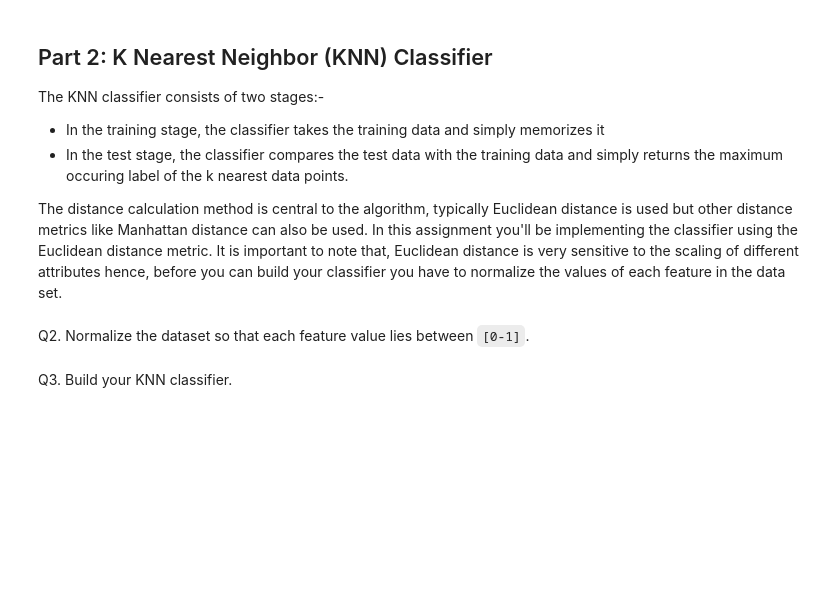
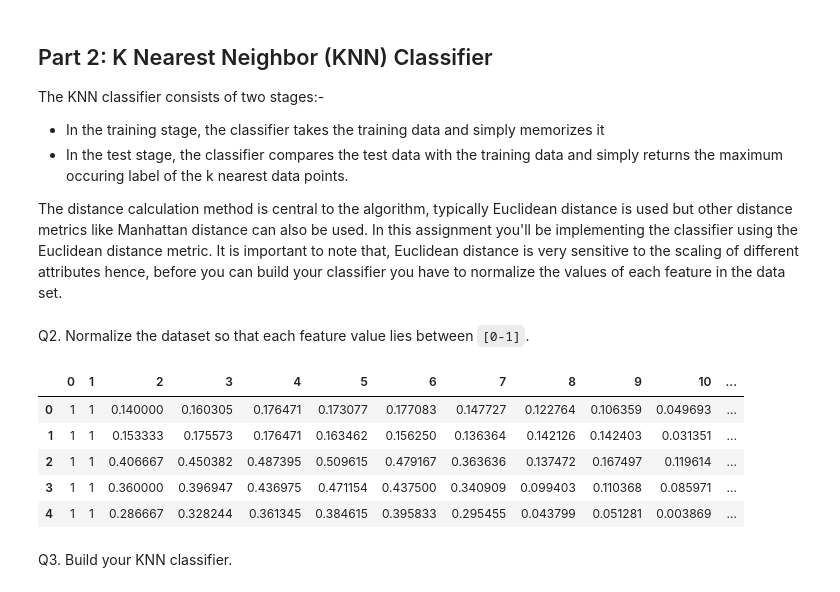
Before and after one commit to Stephen-AI/Data-Mining, a Jupyter notebook: 2-KNN_NB/2-KNN_NB/Assignment2.ipynb, the cells around one changed output. Cells and saved outputs as stored; diff of their text form; code cells hidden in the pictures; blank space fills up the shorter version.

```diff
--- a/2-KNN_NB/2-KNN_NB/Assignment2.ipynb
+++ b/2-KNN_NB/2-KNN_NB/Assignment2.ipynb
@@ -45,8 +49,8 @@ Q1. Implement a Naive Bayes classifier. Measure the accuracy of your classifier
 # %%
 # your code goes here
 
-binary_features = (0, 1, 18)
-from collections import OrderedDict
+binary_features = (0, 1, 18, 19)
+"""
 class Naive_Bayes_Classifier:
     def __init__(self, data):
         self.data = data
@@ -129,17 +133,8 @@ class Naive_Bayes_Classifier:
         prob_pos = self.calculate_prob(data_point, 1)
         prob_neg = self.calculate_prob(data_point, 0)
         return 1 if prob_pos > prob_neg else 0
-
-def calcAccuracy(bayes, data):
-    total = 0
-    num_correct = 0
-    for data_point in data:
-        if bayes.classify(data_point) == data_point.label:
-            num_correct += 1
-        total += 1
-
-    return num_correct / total
-
+"""
+"""
 d = pd.read_csv("messidor_features.txt", header=None)
 test_set_len = len(d) // 5
 accuracies = []
@@ -161,4 +156,5 @@ for i in range(5):
     print ('The accuracy on the test set ', i, ' is ', str(accuracy * 100.0))
 avg_accuracy = sum(accuracies) / len(accuracies)
 print ('The average accuracy on the data set is: ', str(avg_accuracy))
+"""
 # %% [output]
@@ -181,2 +173,24 @@ Q2. Normalize the dataset so that each feature value lies between `[0-1]`.
+# %%
+# your code goes here
+knn_data = data_frame.copy()
+
+def normalize(val, col_min, col_max):
+    return (val - col_min) / (col_max - col_min)
+
+for col_index in knn_data:
+    if col_index in binary_features:
+        continue
+    col_min = knn_data[col_index].min()
+    col_max = knn_data[col_index].max()
+    knn_data[col_index] = knn_data[col_index].map(lambda x: normalize(x, col_min, col_max))
+
+knn_data.head()
+# %% [output]
+|  | 0 | 1 | 2 | 3 | 4 | 5 | 6 | 7 | 8 | 9 | 10 | ... |
+| 0 | 1 | 1 | 0.140000 | 0.160305 | 0.176471 | 0.173077 | 0.177083 | 0.147727 | 0.122764 | 0.106359 | 0.049693 | ... |
+| 1 | 1 | 1 | 0.153333 | 0.175573 | 0.176471 | 0.163462 | 0.156250 | 0.136364 | 0.142126 | 0.142403 | 0.031351 | ... |
+| 2 | 1 | 1 | 0.406667 | 0.450382 | 0.487395 | 0.509615 | 0.479167 | 0.363636 | 0.137472 | 0.167497 | 0.119614 | ... |
+| 3 | 1 | 1 | 0.360000 | 0.396947 | 0.436975 | 0.471154 | 0.437500 | 0.340909 | 0.099403 | 0.110368 | 0.085971 | ... |
+| 4 | 1 | 1 | 0.286667 | 0.328244 | 0.361345 | 0.384615 | 0.395833 | 0.295455 | 0.043799 | 0.051281 | 0.003869 | ... |
 # %% [markdown]
 Q3. Build your KNN classifier.
```
Also changed, not shown: parts of 10 cells of this notebook.
